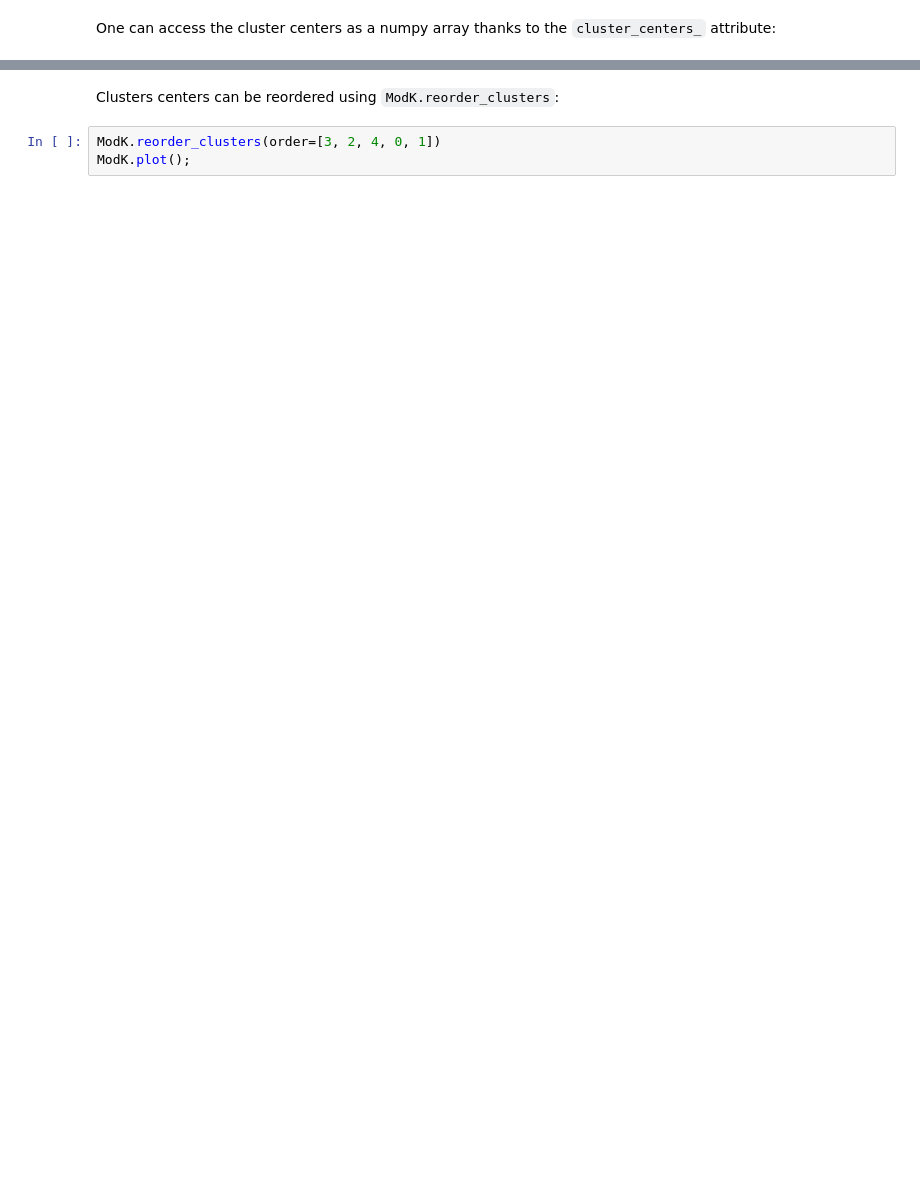
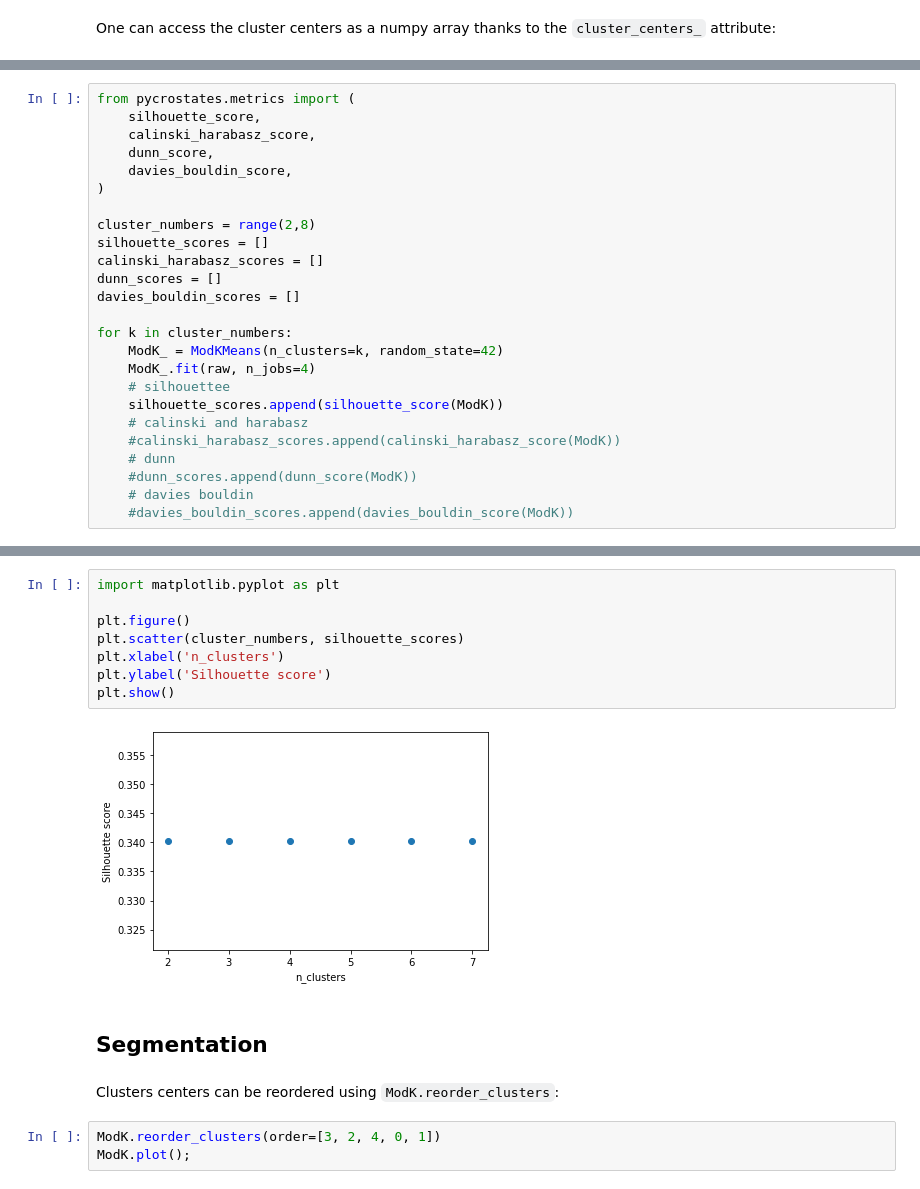
Before and after one commit to vferat/50MS_pycrostates_presentation, a Jupyter notebook: presentation.ipynb, the cells around one changed output, grey strips where cells are left out. Saved outputs shown, nothing was run; the diff lists cells and outputs as text; blank space fills up the shorter version.

```diff
--- a/presentation.ipynb
+++ b/presentation.ipynb
@@ -53,0 +117,25 @@ ModK.cluster_centers_
+# %%
+from pycrostates.metrics import (
+    silhouette_score,
+    calinski_harabasz_score,
+    dunn_score,
+    davies_bouldin_score,
+)
+
+cluster_numbers = range(2,8)
+silhouette_scores = []
+calinski_harabasz_scores = []
+dunn_scores = []
+davies_bouldin_scores = []
+
+for k in cluster_numbers:
+    ModK_ = ModKMeans(n_clusters=k, random_state=42)
+    ModK_.fit(raw, n_jobs=4)
+    # silhouettee
+    silhouette_scores.append(silhouette_score(ModK))
+    # calinski and harabasz
+    #calinski_harabasz_scores.append(calinski_harabasz_score(ModK))
+    # dunn
+    #dunn_scores.append(dunn_score(ModK))
+    # davies bouldin
+    #davies_bouldin_scores.append(davies_bouldin_score(ModK))
@@ -54,3 +149,15 @@ ModK.cluster_centers_
+# %%
+import matplotlib.pyplot as plt
+
+plt.figure()
+plt.scatter(cluster_numbers, silhouette_scores)
+plt.xlabel('n_clusters')
+plt.ylabel('Silhouette score')
+plt.show()
+# %% [output]
+[figure, added]
+# %% [markdown]
+## Segmentation
 # %% [markdown]
 Clusters centers can be reordered using `ModK.reorder_clusters`:
 # %%
```
Also changed, not shown: parts of 15 cells of this notebook.
